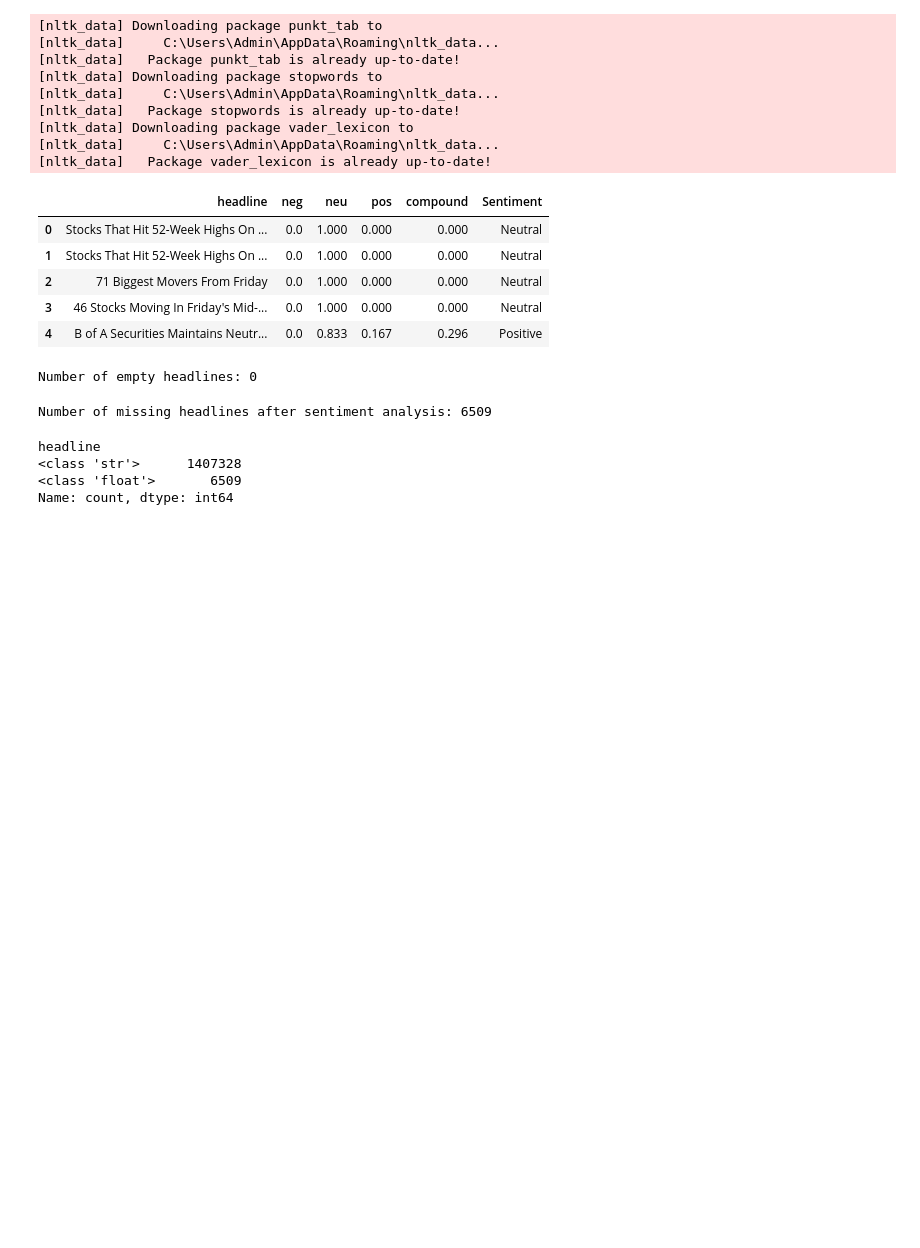
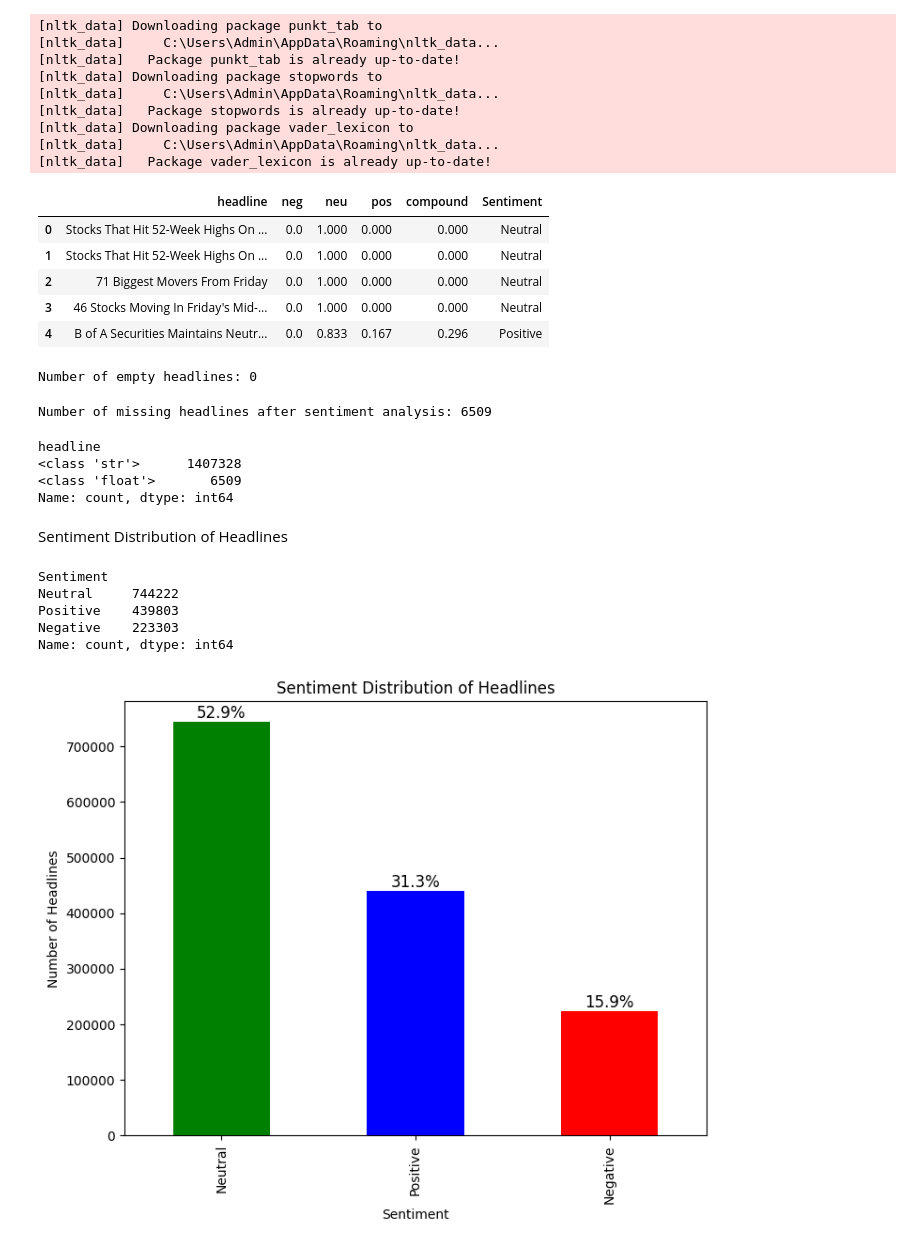
Before and after one commit to ab3lT/10-Academy-Week-1, a Jupyter notebook: notebook/stock_news.ipynb, the cells around one changed output. Drawn from its saved outputs; the diff is of its cells as text; code cells hidden in the pictures; blank space fills up the shorter version.

Commit message:
Sentiment Distribution of Headlines

```diff
--- a/notebook/stock_news.ipynb
+++ b/notebook/stock_news.ipynb
@@ -235,3 +235,43 @@ Name: count, dtype: int64
 # %%
 # Drop rows where the 'headline' column has float values
 sentiment_df = sentiment_df[sentiment_df['headline'].apply(lambda x: not isinstance(x, float))]
+# %% [markdown]
+Sentiment Distribution of Headlines
+# %%
+# Summary of sentiment distribution
+sentiment_distribution = sentiment_df['Sentiment'].value_counts()
+print(sentiment_distribution)
+
+total = sentiment_distribution.sum()  # Calculate the total number of headlines
+percentages = (sentiment_distribution / total) * 100  # Calculate percentages
+
+# Optional: Plot the sentiment distribution
+import matplotlib.pyplot as plt
+
+plt.figure(figsize=(8, 6))
+bars = sentiment_distribution.plot(kind='bar', color=['green', 'blue', 'red'])
+
+# Add percentage annotations on top of each bar
+for i, bar in enumerate(bars.patches):
+    # Get the height of the bar
+    height = bar.get_height()
+    # Calculate the percentage and format it
+    percentage_text = f'{percentages[i]:.1f}%'
+    # Position the text at the end of the bar
+    plt.text(bar.get_x() + bar.get_width() / 2, height, percentage_text,
+             ha='center', va='bottom', fontsize=12)
+
+# Set titles and labels
+plt.title('Sentiment Distribution of Headlines')
+plt.xlabel('Sentiment')
+plt.ylabel('Number of Headlines')
+
+# Display the plot
+plt.show()
+# %% [output]
+Sentiment
+Neutral     744222
+Positive    439803
+Negative    223303
+Name: count, dtype: int64
+[figure, added]
```
Also changed, not shown: parts of 1 cell of this notebook.
